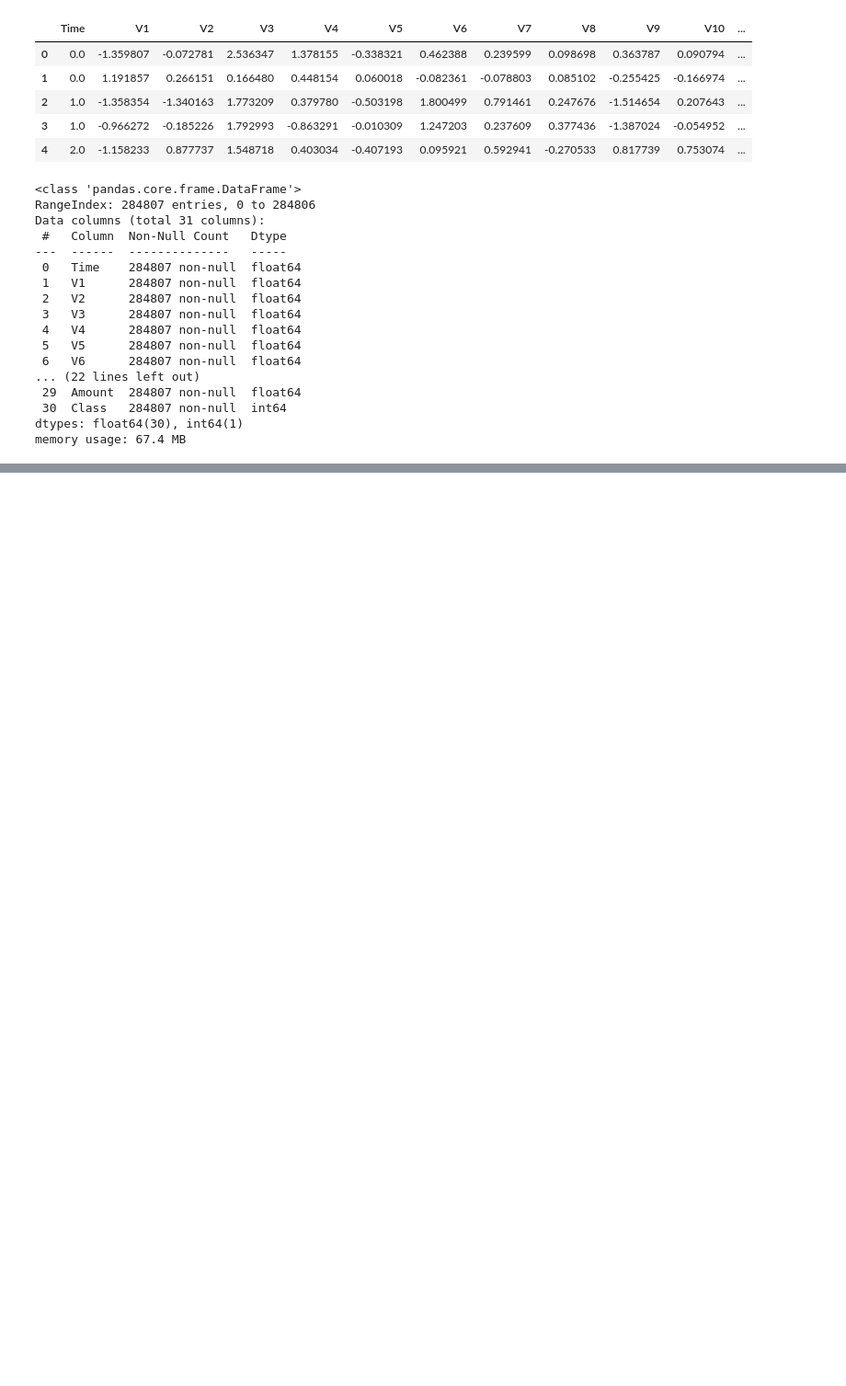
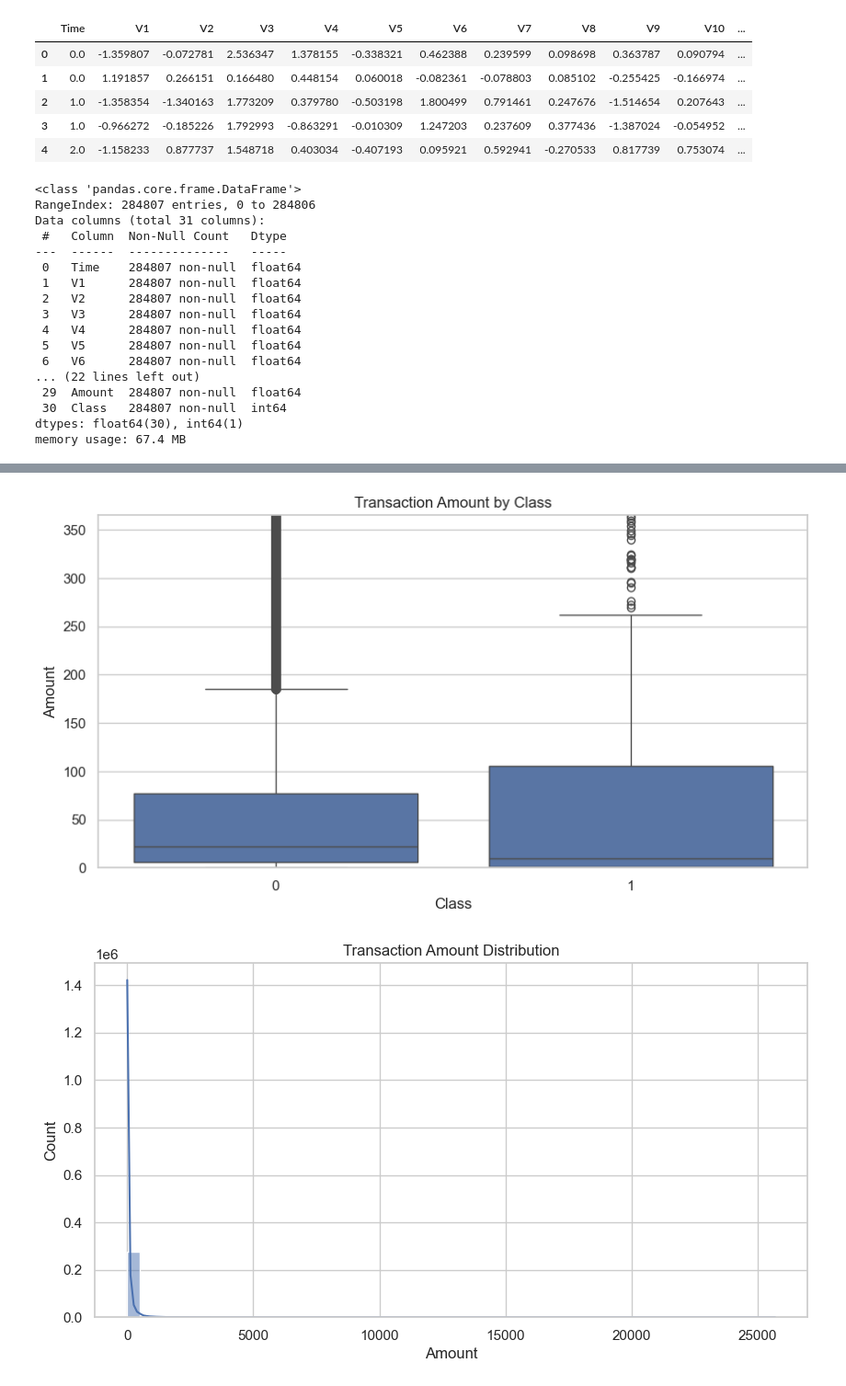
Before and after one commit to AdeyAmare/financial-fraud-detection, a Jupyter notebook: notebooks/eda_credit_card.ipynb, the cells around one changed output, grey strips where cells are left out. Shown at 92% size. Cells and saved outputs as stored; diff of their text form; code cells hidden in the pictures; blank space fills up the shorter version.

```diff
--- a/notebooks/eda_credit_card.ipynb
+++ b/notebooks/eda_credit_card.ipynb
@@ -8,7 +8,11 @@ import seaborn as sns
 import logging
 from pathlib import Path
 import sys
+import warnings
 
+warnings.filterwarnings("ignore")
+sns.set_theme(style="whitegrid")
+pd.set_option("display.max_columns", 50)
 
 project_root = Path.cwd().resolve().parent
 sys.path.append(str(project_root))
@@ -17,8 +21,7 @@ from src.data.loader import CreditCardDataLoader
 from src.data.cleaner import TransactionDataCleaner
 from src.utils.io_utils import save_dataframe
 
-sns.set(style="whitegrid")
-pd.set_option("display.max_columns", 50)
+
 
 logging.basicConfig(level=logging.INFO, format="%(asctime)s [%(levelname)s] %(message)s")
 logger = logging.getLogger("EDA_Fraud")
@@ -161,0 +182,5 @@ logger.info("Cleaned fraud data saved to processed folder.")
+# %%
+# Amount distribution and outliers
+plot_box(credit_df_clean, x="Class", y="Amount", title="Transaction Amount by Class", ylim_quantile=0.95)
+plot_hist(credit_df_clean, column="Amount", bins=50, title="Transaction Amount Distribution")
+# %% [output]
@@ -161,0 +189,2 @@ logger.info("Cleaned fraud data saved to processed folder.")
+[figure, added]
+[figure, added]
```
Also changed, not shown: parts of 13 cells of this notebook, 6 other files.
